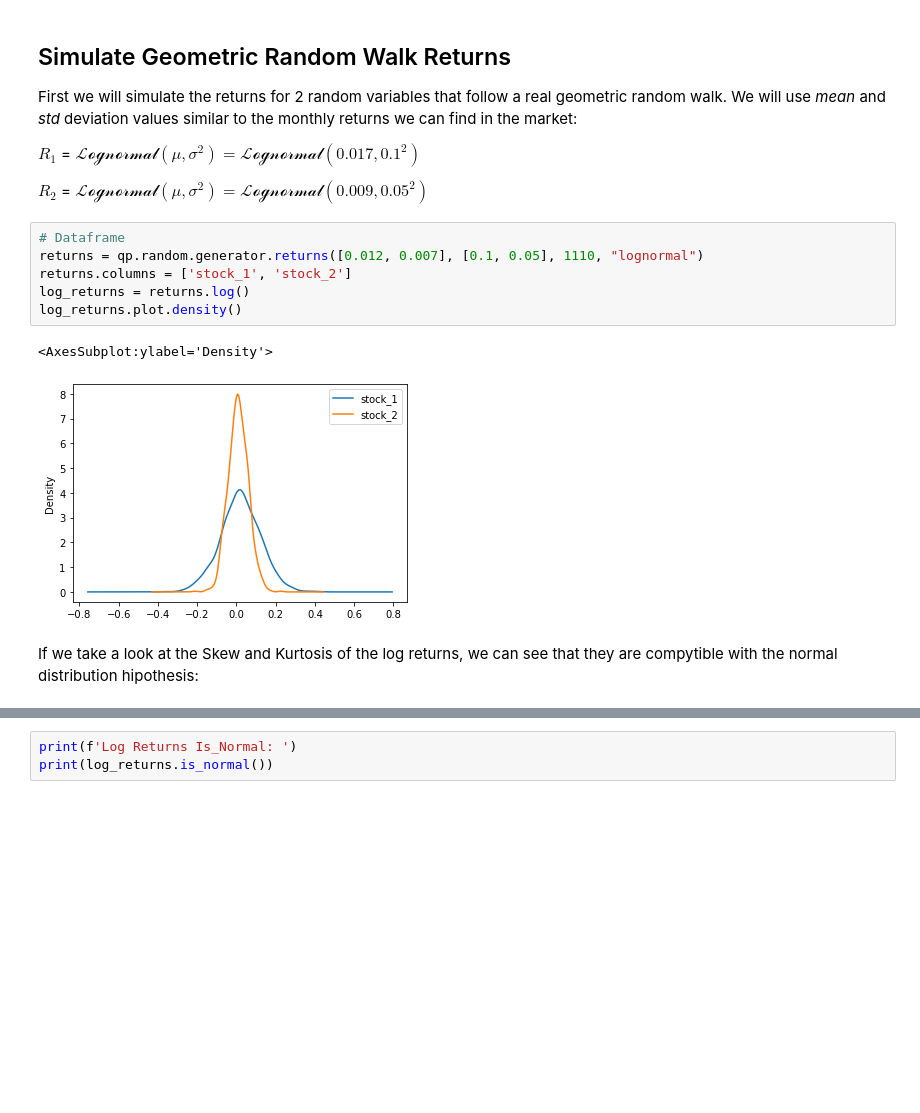
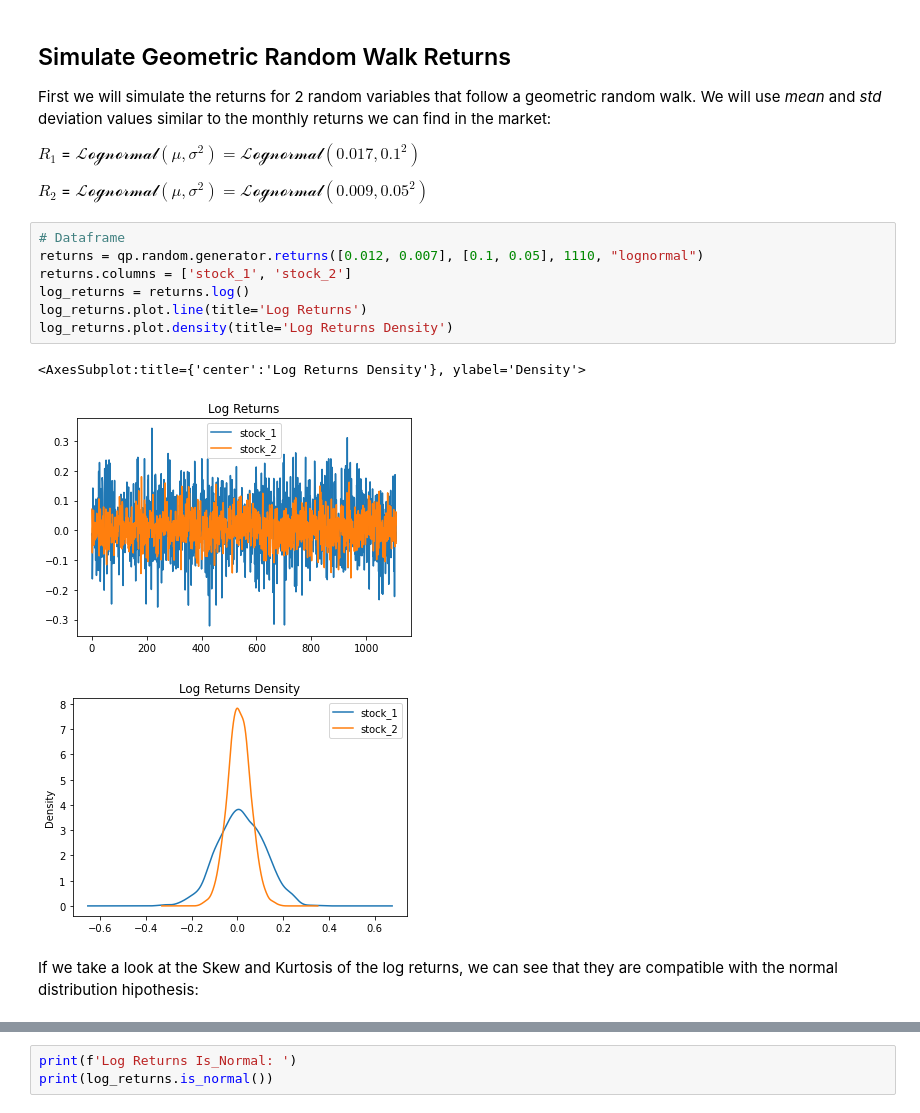
Before and after one commit to quantopy-dev/quantopy, a Jupyter notebook: tutorials/notebooks/03-deviations-from-normality.ipynb, the cells around one changed output, grey strips where cells are left out. Drawn from its saved outputs; the diff is of its cells as text; blank space fills up the shorter version.

Commit message:
ENH: Add normality analysis

```diff
--- a/tutorials/notebooks/03-deviations-from-normality.ipynb
+++ b/tutorials/notebooks/03-deviations-from-normality.ipynb
@@ -40,7 +39,7 @@ The Jarque–Bera test of normality compares the sample skewness and kurtosis to
 # %% [markdown]
 ## Simulate Geometric Random Walk Returns
 
-First we will simulate the returns for 2 random variables that follow a real geometric random walk. We will use *mean* and *std* deviation values similar to the monthly returns we can find in the market:
+First we will simulate the returns for 2 random variables that follow a geometric random walk. We will use *mean* and *std* deviation values similar to the monthly returns we can find in the market:
 
 $R_{1}$ = $  \mathcal{Lognormal}(\mu, \sigma^2) = \mathcal{Lognormal}(0.017, 0.1^2) $
 
@@ -48,14 +47,16 @@ $R_{2}$ = $ \mathcal{Lognormal}(\mu, \sigma^2) = \mathcal{Lognormal}(0.009, 0.05
 # %%
 # Dataframe
 returns = qp.random.generator.returns([0.012, 0.007], [0.1, 0.05], 1110, "lognormal")
 returns.columns = ['stock_1', 'stock_2']
 log_returns = returns.log()
-log_returns.plot.density()
+log_returns.plot.line(title='Log Returns')
+log_returns.plot.density(title='Log Returns Density')
 # %% [output]
-<AxesSubplot:ylabel='Density'>
+<AxesSubplot:title={'center':'Log Returns Density'}, ylabel='Density'>
-[figure, old version]
+[figure, new version]
+[figure, added]
 # %% [markdown]
-If we take a look at the Skew and Kurtosis of the log returns, we can see that they are compytible with the normal distribution hipothesis:
+If we take a look at the Skew and Kurtosis of the log returns, we can see that they are compatible with the normal distribution hipothesis:
 # %%
 print(f'Log Returns Skew: ')
 print(log_returns.skew())
```
Also changed, not shown: parts of 15 cells of this notebook, 4 other files.
